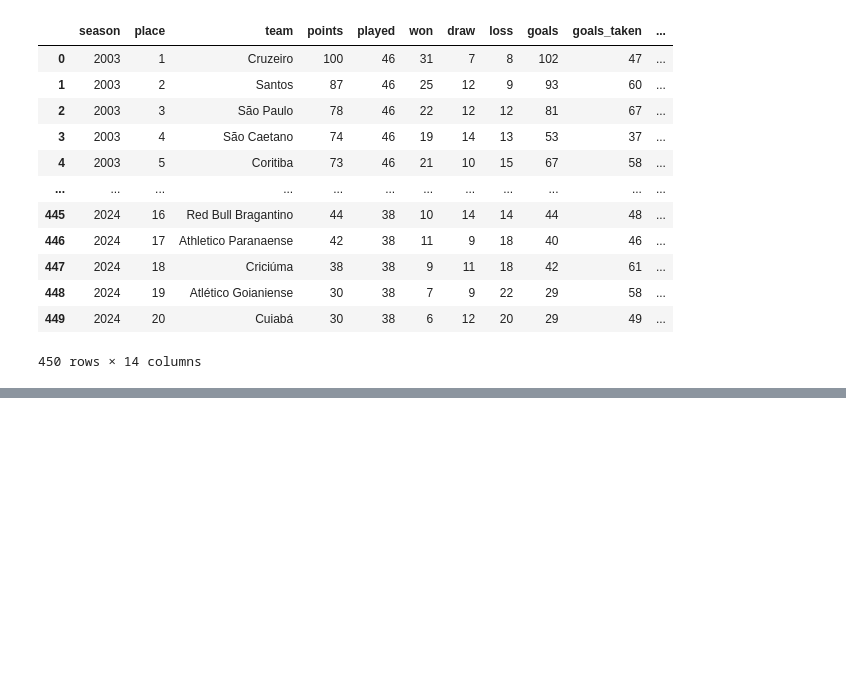
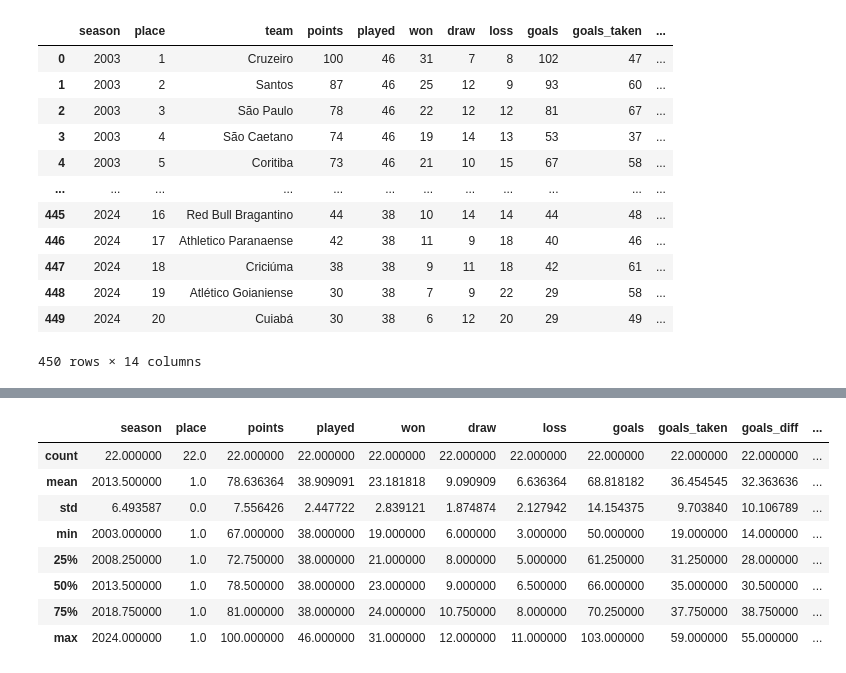
Before and after one commit to Voigtuwu/Brasileirao_analysis, a Jupyter notebook: nootebooks/01_brasileirao.ipynb, the cells around one changed output, grey strips where cells are left out. Drawn from its saved outputs; the diff is of its cells as text; code cells hidden in the pictures; blank space fills up the shorter version.

```diff
--- a/nootebooks/01_brasileirao.ipynb
+++ b/nootebooks/01_brasileirao.ipynb
@@ -52,0 +105,13 @@ df
+# %%
+# Analysing statistics and patterns of champions
+df_champions.describe()
+# %% [output]
+|  | season | place | points | played | won | draw | loss | goals | goals_taken | goals_diff | ... |
+| count | 22.000000 | 22.0 | 22.000000 | 22.000000 | 22.000000 | 22.000000 | 22.000000 | 22.000000 | 22.000000 | 22.000000 | ... |
+| mean | 2013.500000 | 1.0 | 78.636364 | 38.909091 | 23.181818 | 9.090909 | 6.636364 | 68.818182 | 36.454545 | 32.363636 | ... |
+| std | 6.493587 | 0.0 | 7.556426 | 2.447722 | 2.839121 | 1.874874 | 2.127942 | 14.154375 | 9.703840 | 10.106789 | ... |
+| min | 2003.000000 | 1.0 | 67.000000 | 38.000000 | 19.000000 | 6.000000 | 3.000000 | 50.000000 | 19.000000 | 14.000000 | ... |
+| 25% | 2008.250000 | 1.0 | 72.750000 | 38.000000 | 21.000000 | 8.000000 | 5.000000 | 61.250000 | 31.250000 | 28.000000 | ... |
+| 50% | 2013.500000 | 1.0 | 78.500000 | 38.000000 | 23.000000 | 9.000000 | 6.500000 | 66.000000 | 35.000000 | 30.500000 | ... |
+| 75% | 2018.750000 | 1.0 | 81.000000 | 38.000000 | 24.000000 | 10.750000 | 8.000000 | 70.250000 | 37.750000 | 38.750000 | ... |
+| max | 2024.000000 | 1.0 | 100.000000 | 46.000000 | 31.000000 | 12.000000 | 11.000000 | 103.000000 | 59.000000 | 55.000000 | ... |
```
Also changed, not shown: parts of 6 cells of this notebook.
